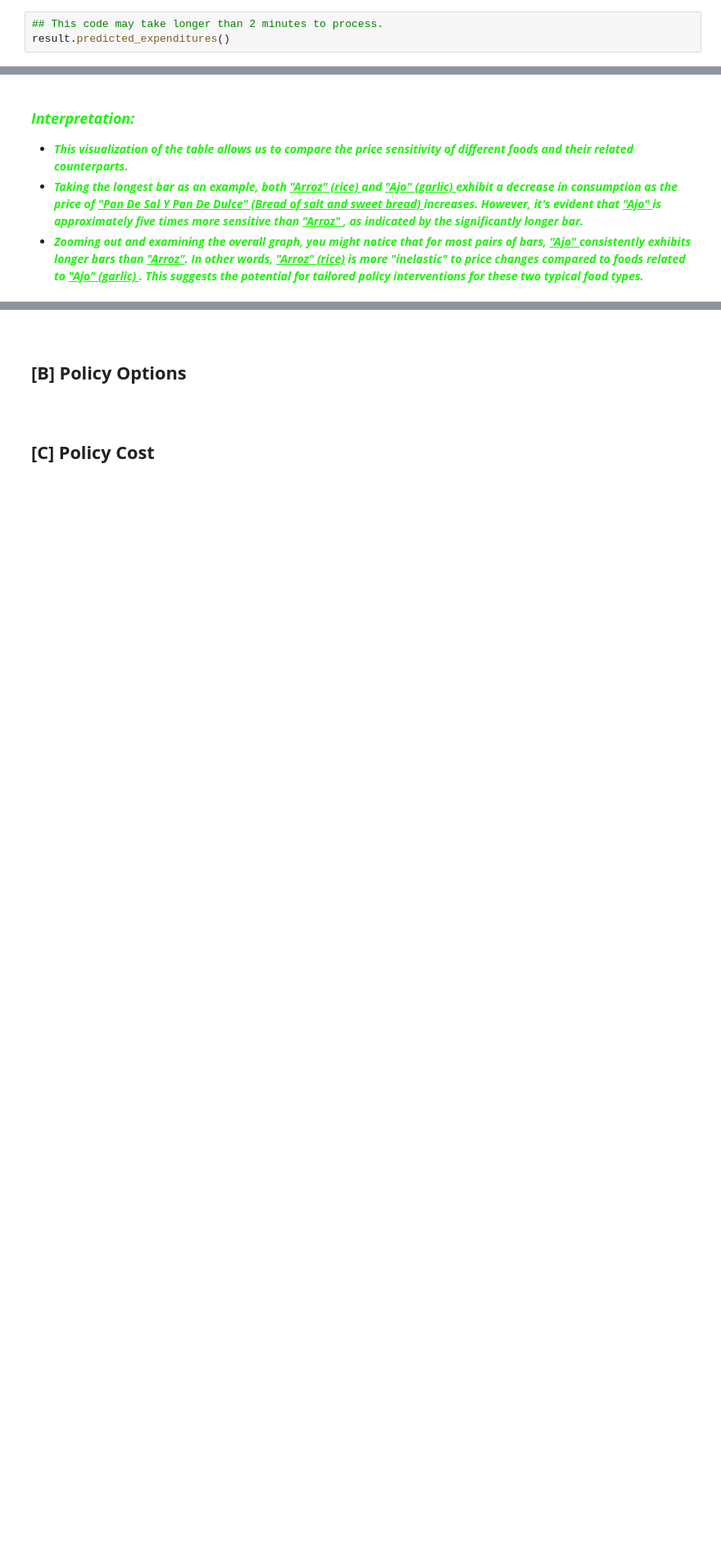
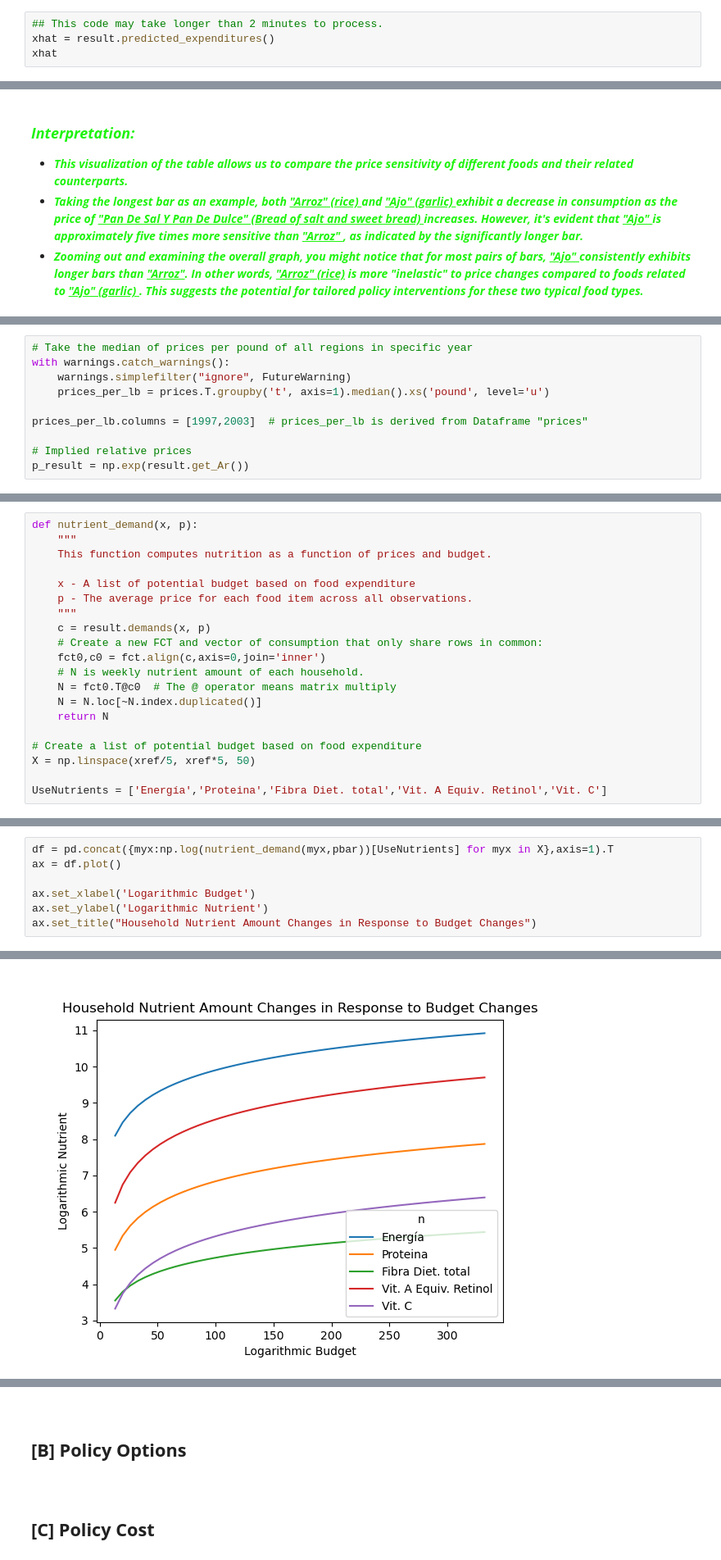
Before and after one commit to yingyinlii/team_luther_burbank_proj4, a Jupyter notebook: EEP153_project_4.ipynb, the cells around one changed output, grey strips where cells are left out. Shown at 82% size. Cells and saved outputs as stored; diff of their text form; blank space fills up the shorter version.

```diff
--- a/EEP153_project_4.ipynb
+++ b/EEP153_project_4.ipynb
@@ -329,7 +331,8 @@ result.to_pickle('pj4_estimate_result.pickle')
 result = cfe.regression.read_pickle('pj4_estimate_result.pickle')
 # %%
 ## This code may take longer than 2 minutes to process.
-result.predicted_expenditures()
+xhat = result.predicted_expenditures()
+xhat
 # %% [output]
 i         t     m                    j
 20081     2008  Bocas Del Toro       Aceite Vegetal               5.288339
@@ -543,0 +562,10 @@ Please input the food you would like to visualize and compare with the first cho
+# %%
+# Take the median of prices per pound of all regions in specific year
+with warnings.catch_warnings():
+    warnings.simplefilter("ignore", FutureWarning)
+    prices_per_lb = prices.T.groupby('t', axis=1).median().xs('pound', level='u')
+
+prices_per_lb.columns = [1997,2003]  # prices_per_lb is derived from Dataframe "prices"
+
+# Implied relative prices
+p_result = np.exp(result.get_Ar())
@@ -543,0 +603,20 @@ Please input the food you would like to visualize and compare with the first cho
+# %%
+def nutrient_demand(x, p):
+    """
+    This function computes nutrition as a function of prices and budget.
+
+    x - A list of potential budget based on food expenditure
+    p - The average price for each food item across all observations.
+    """
+    c = result.demands(x, p)
+    # Create a new FCT and vector of consumption that only share rows in common:
+    fct0,c0 = fct.align(c,axis=0,join='inner')
+    # N is weekly nutrient amount of each household.
+    N = fct0.T@c0  # The @ operator means matrix multiply
+    N = N.loc[~N.index.duplicated()]
+    return N
+
+# Create a list of potential budget based on food expenditure
+X = np.linspace(xref/5, xref*5, 50)
+
+UseNutrients = ['Energía','Proteina','Fibra Diet. total','Vit. A Equiv. Retinol','Vit. C']
@@ -543,0 +635,8 @@ Please input the food you would like to visualize and compare with the first cho
+# %%
+df = pd.concat({myx:np.log(nutrient_demand(myx,pbar))[UseNutrients] for myx in X},axis=1).T
+ax = df.plot()
+
+ax.set_xlabel('Logarithmic Budget')
+ax.set_ylabel('Logarithmic Nutrient')
+ax.set_title("Household Nutrient Amount Changes in Response to Budget Changes")
+# %% [output]
@@ -543,0 +644 @@ Please input the food you would like to visualize and compare with the first cho
+[figure, added]
```
Also changed, not shown: parts of 26 cells of this notebook.
